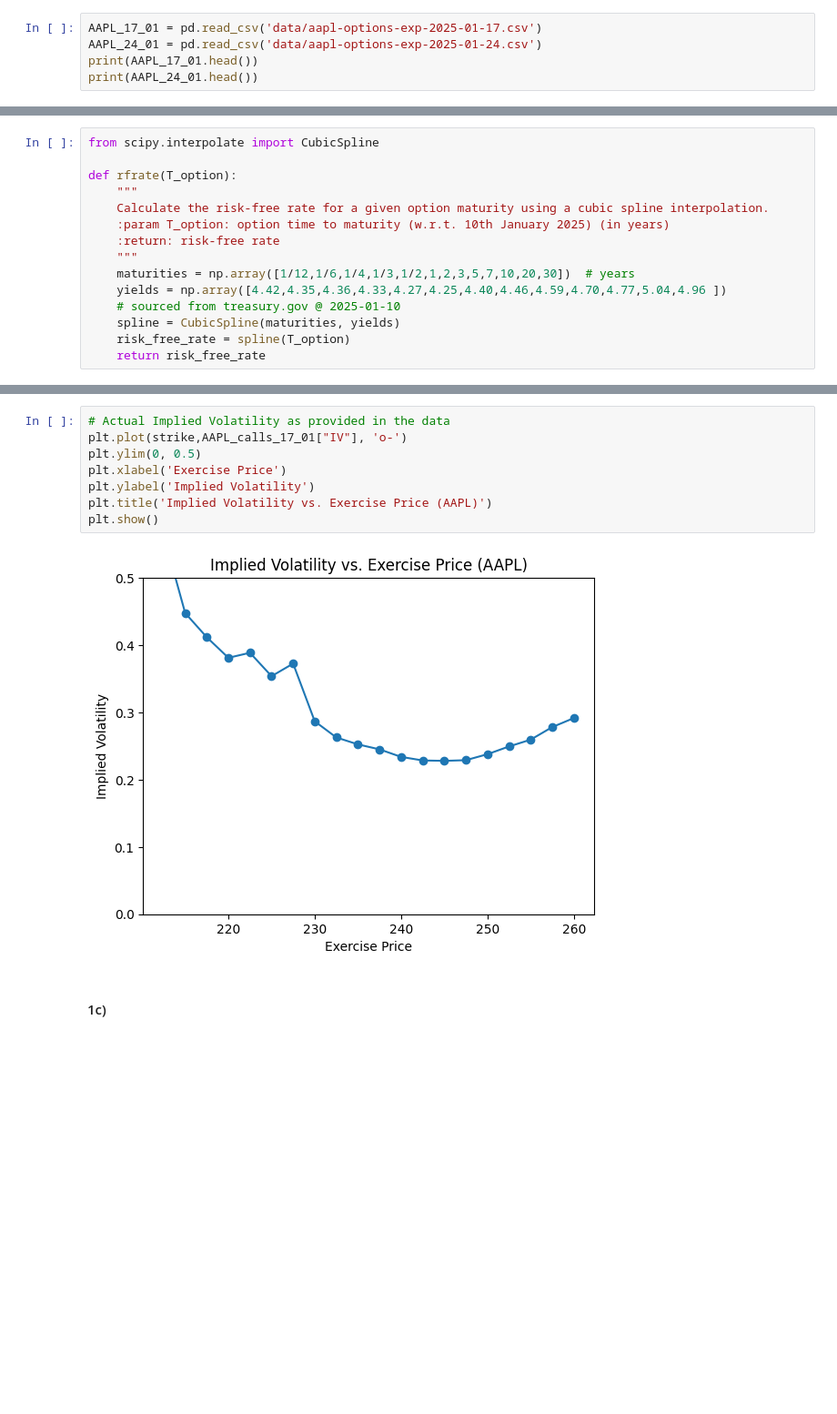
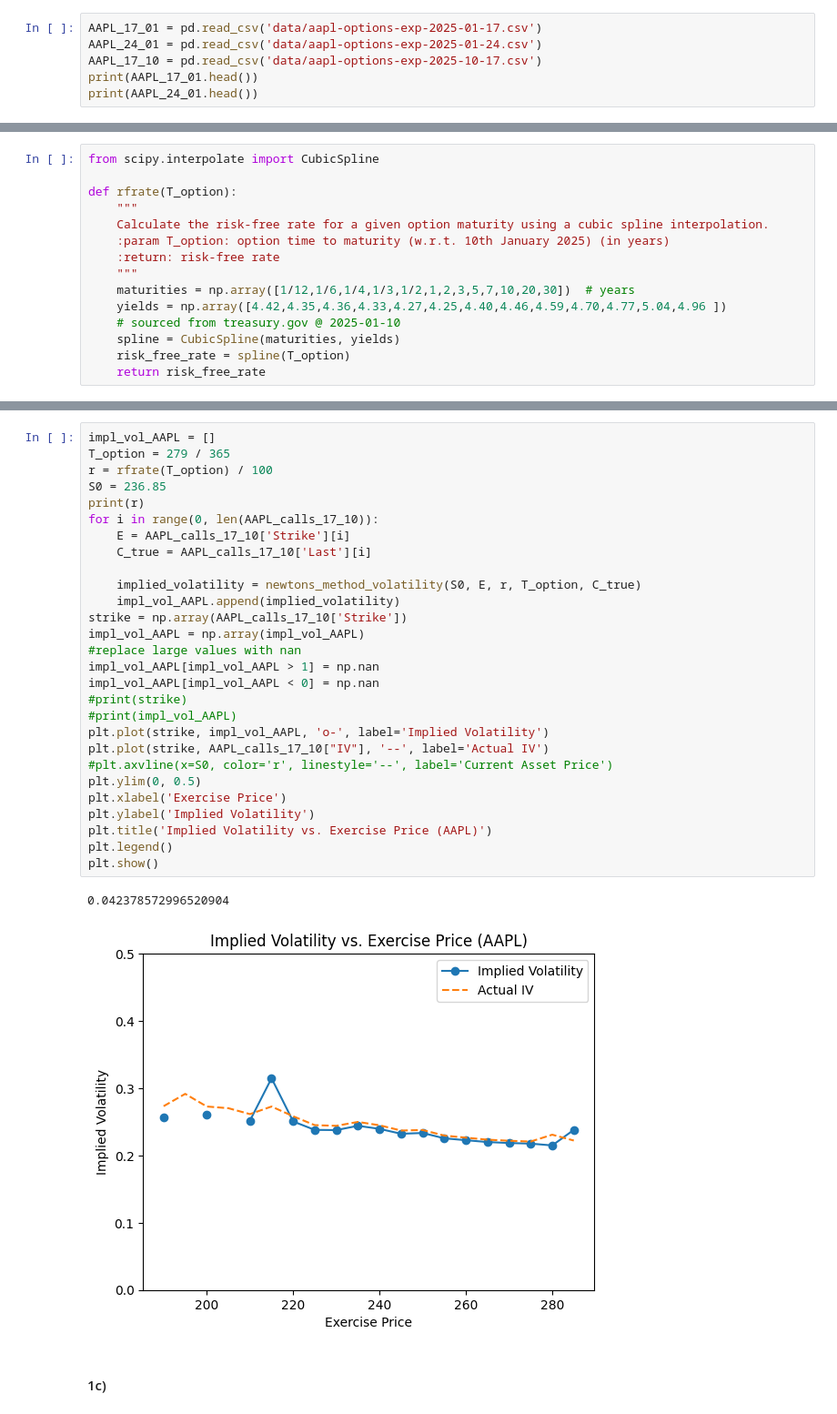
Before and after one commit to andreist3fan/ovmHW2, a Jupyter notebook: jupyter/homework.ipynb, the cells around one changed output, grey strips where cells are left out. Shown at 91% size. Saved outputs shown, nothing was run; the diff lists cells and outputs as text; blank space fills up the shorter version.

```diff
--- a/jupyter/homework.ipynb
+++ b/jupyter/homework.ipynb
@@ -116,6 +116,7 @@ A for `$AAPL`
 # %%
 AAPL_17_01 = pd.read_csv('data/aapl-options-exp-2025-01-17.csv')
 AAPL_24_01 = pd.read_csv('data/aapl-options-exp-2025-01-24.csv')
+AAPL_17_10 = pd.read_csv('data/aapl-options-exp-2025-10-17.csv')
 print(AAPL_17_01.head())
 print(AAPL_24_01.head())
 # %% [output]
@@ -263,13 +269,34 @@ plt.show()
-# %%
-# Actual Implied Volatility as provided in the data
-plt.plot(strike,AAPL_calls_17_01["IV"], 'o-')
-plt.ylim(0, 0.5)
-plt.xlabel('Exercise Price')
-plt.ylabel('Implied Volatility')
-plt.title('Implied Volatility vs. Exercise Price (AAPL)')
-plt.show()
-# %% [output]
-[figure, removed]
+# %%
+impl_vol_AAPL = []
+T_option = 279 / 365
+r = rfrate(T_option) / 100
+S0 = 236.85
+print(r)
+for i in range(0, len(AAPL_calls_17_10)):
+    E = AAPL_calls_17_10['Strike'][i]
+    C_true = AAPL_calls_17_10['Last'][i]
+
+    implied_volatility = newtons_method_volatility(S0, E, r, T_option, C_true)
+    impl_vol_AAPL.append(implied_volatility)
+strike = np.array(AAPL_calls_17_10['Strike'])
+impl_vol_AAPL = np.array(impl_vol_AAPL)
+#replace large values with nan
+impl_vol_AAPL[impl_vol_AAPL > 1] = np.nan
+impl_vol_AAPL[impl_vol_AAPL < 0] = np.nan
+#print(strike)
+#print(impl_vol_AAPL)
+plt.plot(strike, impl_vol_AAPL, 'o-', label='Implied Volatility')
+plt.plot(strike, AAPL_calls_17_10["IV"], '--', label='Actual IV')
+#plt.axvline(x=S0, color='r', linestyle='--', label='Current Asset Price')
+plt.ylim(0, 0.5)
+plt.xlabel('Exercise Price')
+plt.ylabel('Implied Volatility')
+plt.title('Implied Volatility vs. Exercise Price (AAPL)')
+plt.legend()
+plt.show()
+# %% [output]
+0.042378572996520904
+[figure, added]
 # %% [markdown]
 #### 1c)
 # %%
```
Also changed, not shown: parts of 8 cells of this notebook, 1 other file.
